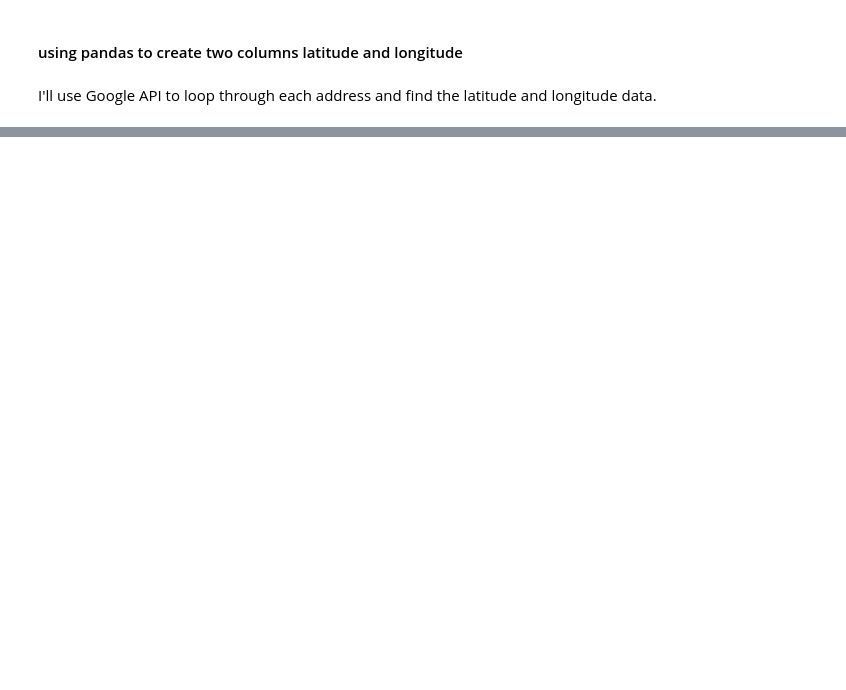
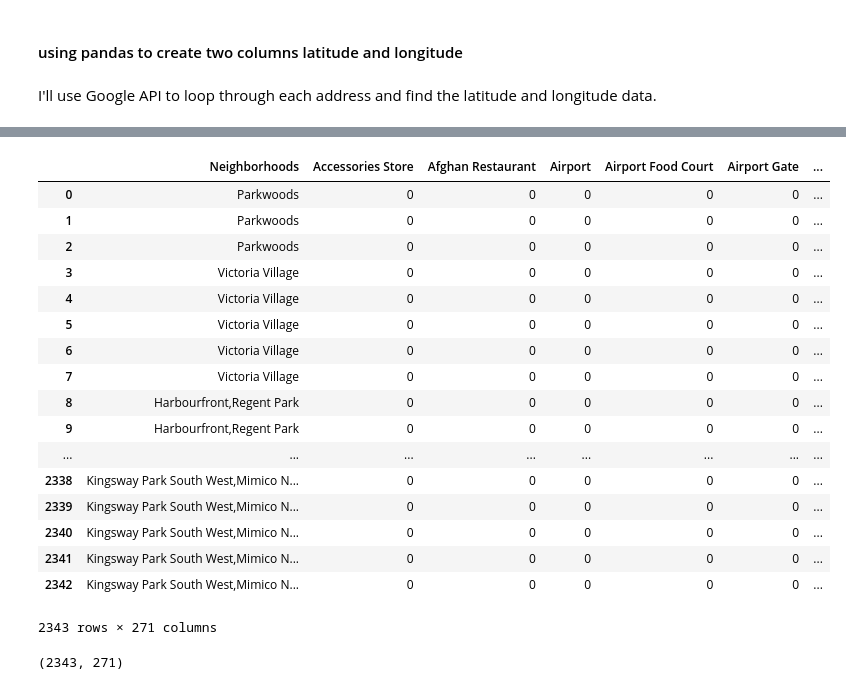
Before and after one commit to lisu1222/Python_datascience, a Jupyter notebook: machine_learning_Python/Toronto_geo_clustering.ipynb, the cells around one changed output, grey strips where cells are left out. Saved outputs shown, nothing was run; the diff lists cells and outputs as text; code cells hidden in the pictures; blank space fills up the shorter version.

```diff
--- a/machine_learning_Python/Toronto_geo_clustering.ipynb
+++ b/machine_learning_Python/Toronto_geo_clustering.ipynb
@@ -169,0 +267,4 @@ df.head()
+# %%
+LIMIT = 100
+radius = 500
+url = 'https://api.foursquare.com/v2/venues/explore?client_id={}&client_secret={}&ll={},{}&v={}&radius={}&limit={}'.format(CLIENT_ID, CLIENT_SECRET, neighborhood_latitude, neighborhood_longitude, VERSION,radius, LIMIT)
@@ -169,0 +273,3 @@ df.head()
+# %%
+results = requests.get(url).json()
+results
@@ -169,0 +310,17 @@ df.head()
+# %%
+from pandas.io.json import json_normalize # tranform JSON file into a pandas dataframe
+venues = results['response']['groups'][0]['items']
+
+nearby_venues = json_normalize(venues) # flatten JSON
+
+# filter columns
+filtered_columns = ['venue.name', 'venue.categories', 'venue.location.lat', 'venue.location.lng']
+nearby_venues =nearby_venues.loc[:, filtered_columns]
+
+# filter the category for each row
+nearby_venues['venue.categories'] = nearby_venues.apply(get_category_type, axis=1)
+
+# clean columns
+nearby_venues.columns = [col.split(".")[-1] for col in nearby_venues.columns]
+
+nearby_venues
@@ -169,0 +384,5 @@ df.head()
+# %%
+toronto_venues = getNearbyVenues(names=df['Neighbourhood'],
+                                   latitudes=df['Latitude'],
+                                   longitudes=df['Longitude']
+                                  )
@@ -169,0 +470,35 @@ df.head()
+# %%
+#one hot encoding
+toronto_onehot = pd.get_dummies(toronto_venues[['Venue Category']], prefix="", prefix_sep="")
+
+# add neighborhood column back to dataframe
+toronto_onehot['Neighborhoods'] = toronto_venues['Neighborhood']
+
+# move neighborhood column to the first column
+fixed_columns = [toronto_onehot.columns[-1]] + list(toronto_onehot.columns[:-1])
+toronto_onehot = toronto_onehot[fixed_columns]
+
+toronto_onehot
+# %% [output]
+|  | Neighborhoods | Accessories Store | Afghan Restaurant | Airport | Airport Food Court | Airport Gate | ... |
+| 0 | Parkwoods | 0 | 0 | 0 | 0 | 0 | ... |
+| 1 | Parkwoods | 0 | 0 | 0 | 0 | 0 | ... |
+| 2 | Parkwoods | 0 | 0 | 0 | 0 | 0 | ... |
+| 3 | Victoria Village | 0 | 0 | 0 | 0 | 0 | ... |
+| 4 | Victoria Village | 0 | 0 | 0 | 0 | 0 | ... |
+| 5 | Victoria Village | 0 | 0 | 0 | 0 | 0 | ... |
+| 6 | Victoria Village | 0 | 0 | 0 | 0 | 0 | ... |
+| 7 | Victoria Village | 0 | 0 | 0 | 0 | 0 | ... |
+| 8 | Harbourfront,Regent Park | 0 | 0 | 0 | 0 | 0 | ... |
+| 9 | Harbourfront,Regent Park | 0 | 0 | 0 | 0 | 0 | ... |
+| ... | ... | ... | ... | ... | ... | ... | ... |
+| 2338 | Kingsway Park South West,Mimico N... | 0 | 0 | 0 | 0 | 0 | ... |
+| 2339 | Kingsway Park South West,Mimico N... | 0 | 0 | 0 | 0 | 0 | ... |
+| 2340 | Kingsway Park South West,Mimico N... | 0 | 0 | 0 | 0 | 0 | ... |
+| 2341 | Kingsway Park South West,Mimico N... | 0 | 0 | 0 | 0 | 0 | ... |
+| 2342 | Kingsway Park South West,Mimico N... | 0 | 0 | 0 | 0 | 0 | ... |
+2343 rows × 271 columns
+# %%
+toronto_onehot.shape
+# %% [output]
+(2343, 271)
```
Also changed, not shown: parts of 74 cells of this notebook.
